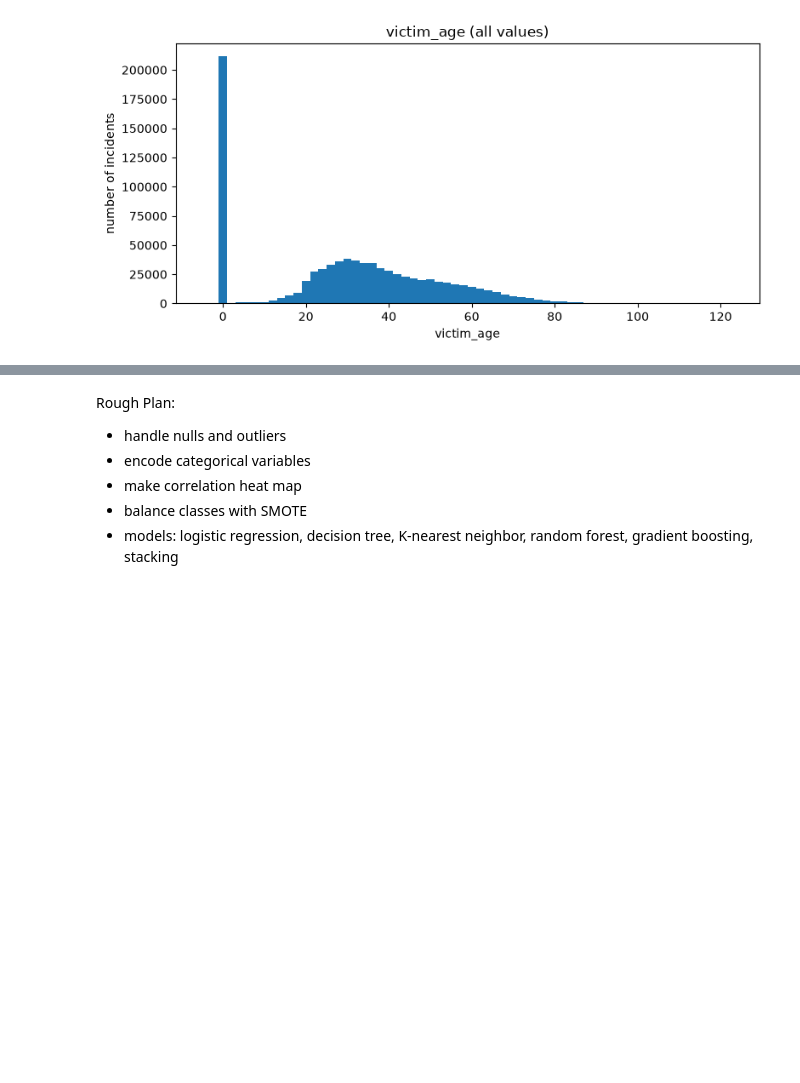
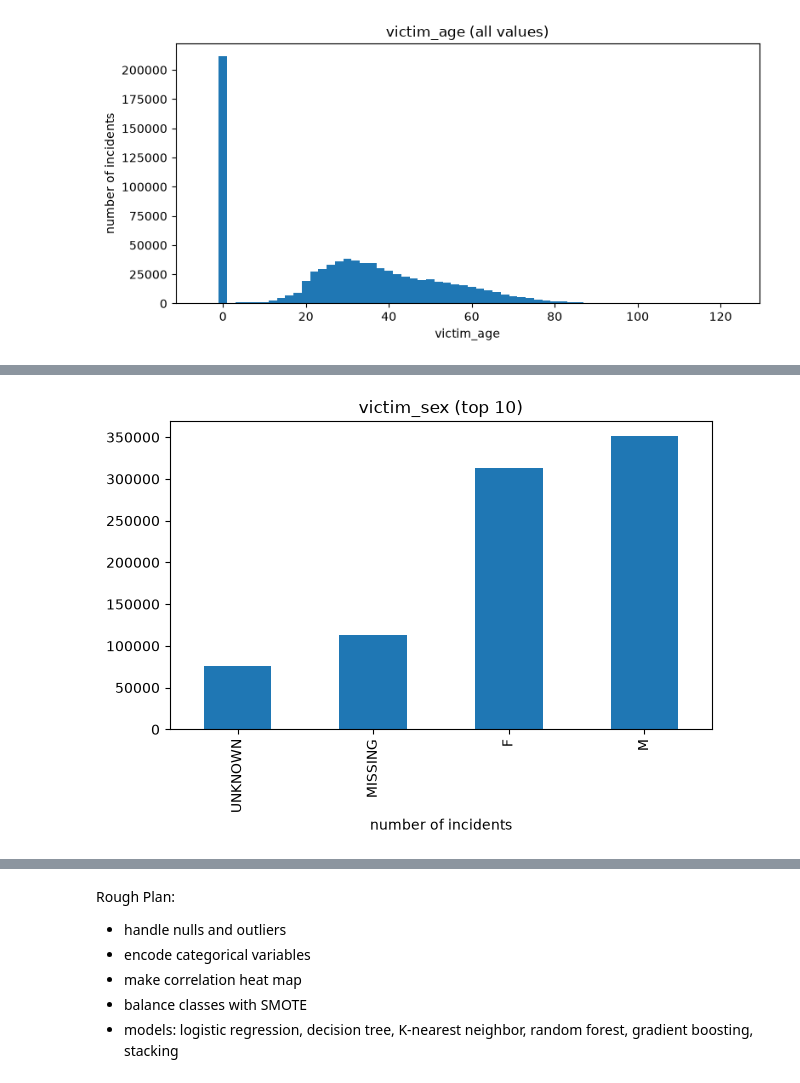
Before and after one commit to carmel696/ML-Project, a Jupyter notebook: MLProject.ipynb, the cells around one changed output, grey strips where cells are left out. Cells and saved outputs as stored; diff of their text form; code cells hidden in the pictures; blank space fills up the shorter version.

```diff
--- a/MLProject.ipynb
+++ b/MLProject.ipynb
@@ -174,0 +229,4 @@ plt.show()
+# %%
+bar('victim_sex')
+# %% [output]
+[figure, added]
```
Also changed, not shown: parts of 12 cells of this notebook.
